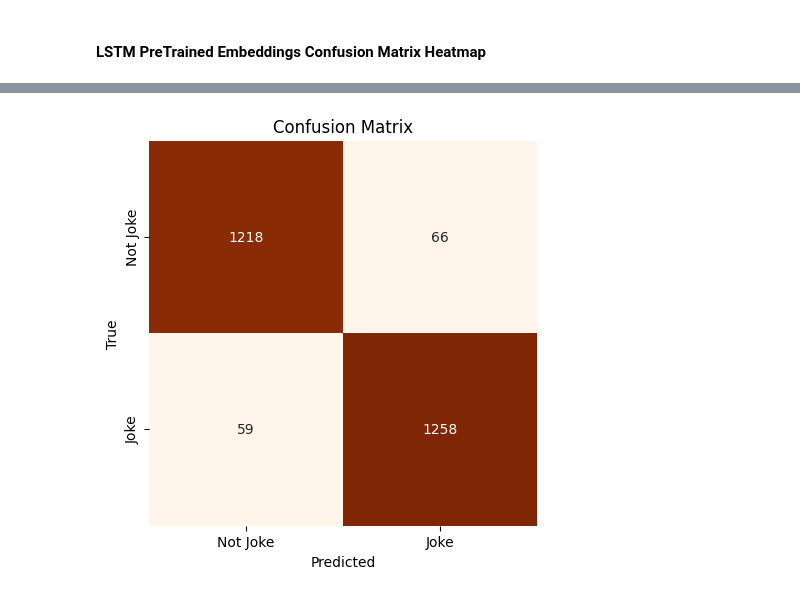
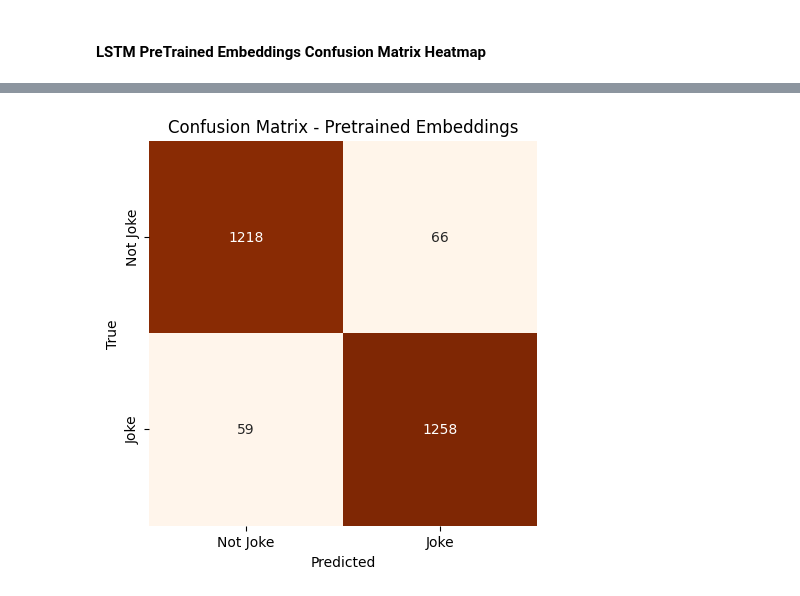
Before and after one commit to Akhila-Ravi1/HumourMe, a Jupyter notebook: Code/Models.ipynb, the cells around one changed output, grey strips where cells are left out. Drawn from its saved outputs; the diff is of its cells as text; code cells hidden in the pictures.

```diff
--- a/Code/Models.ipynb
+++ b/Code/Models.ipynb
@@ -511,7 +511,7 @@ Accuracy: 0.9519415609381008
 #### LSTM PreTrained Embeddings Confusion Matrix Heatmap
 # %%
 # Get preds
-y_pred_probs = loaded_model.predict(X_test)
+y_pred_probs = model.predict(X_test)
 y_pred = (y_pred_probs > 0.5).astype(int)
 
 class_names = ['Not Joke', 'Joke']
@@ -521,7 +521,7 @@ cm = confusion_matrix(y_test, y_pred)
 
 plt.figure(figsize=(5, 5))
 sns.heatmap(cm, annot=True, fmt="d", cmap="Oranges", xticklabels=class_names, yticklabels=class_names, cbar = False)
-plt.title('Confusion Matrix')
+plt.title('Confusion Matrix - Pretrained Embeddings')
 plt.xlabel('Predicted')
 plt.ylabel('True')
 plt.show()
@@ -530 +530 @@ plt.show()
-[figure, old version]
+[figure, new version]
```
Also changed, not shown: parts of 4 cells of this notebook.
